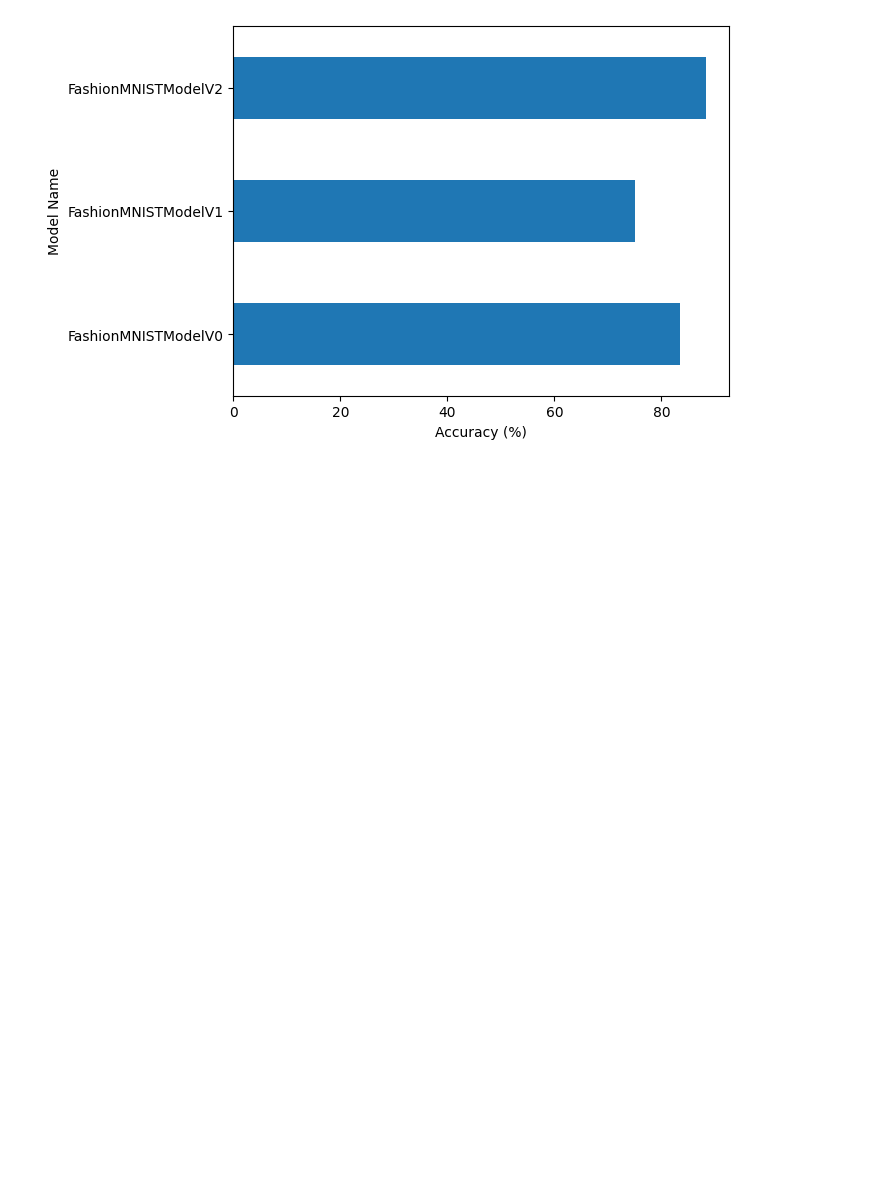
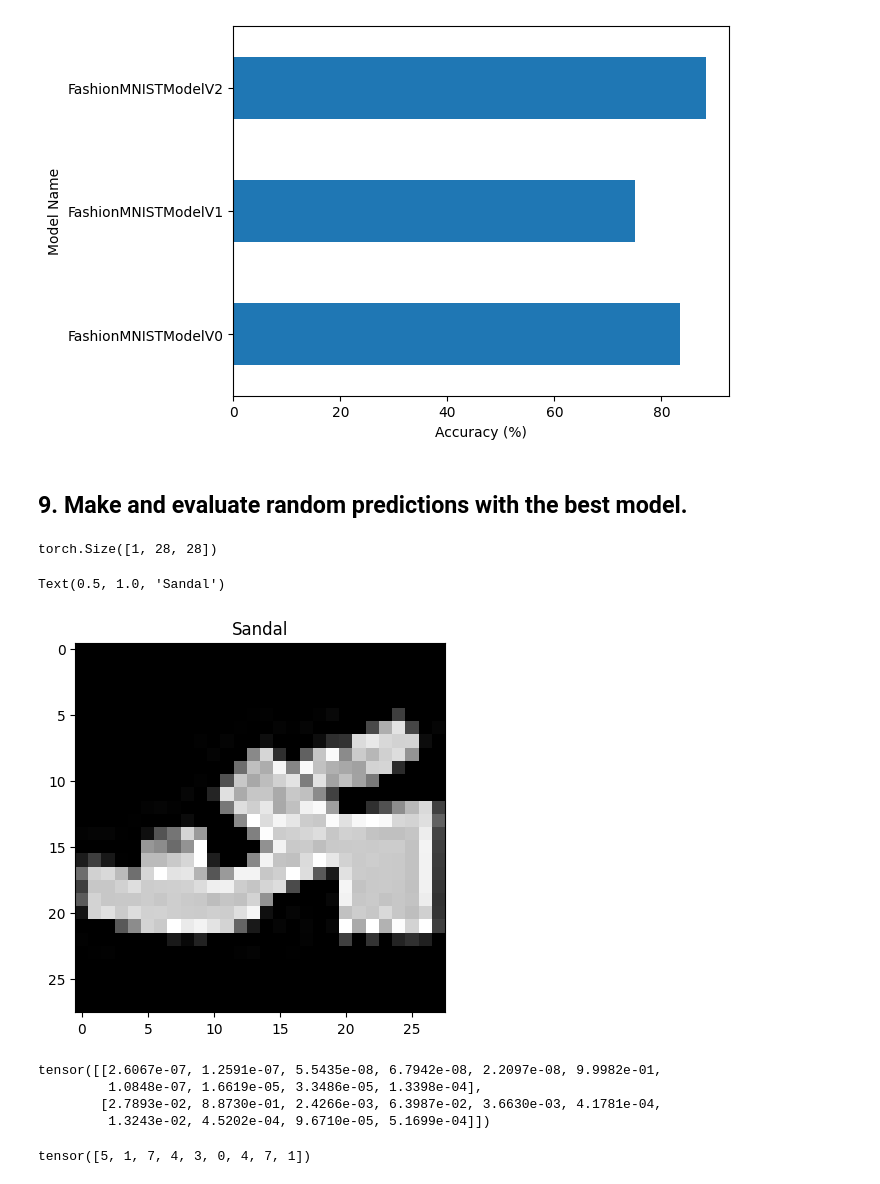
Before and after one commit to KavourEI/PyTorch_Exploration, a Jupyter notebook: 03_pytorch_computer_vision.ipynb, the cells around one changed output. Drawn from its saved outputs; the diff is of its cells as text; code cells hidden in the pictures; blank space fills up the shorter version.

Commit message:
Make Predictions on random samples

```diff
--- a/03_pytorch_computer_vision.ipynb
+++ b/03_pytorch_computer_vision.ipynb
@@ -1021,3 +1021,5 @@ plt.xlabel('Accuracy (%)')
 plt.ylabel("Model Name");
 # %% [output]
 [figure]
+# %% [markdown]
+## 9. Make and evaluate random predictions with the best model.
@@ -1023,0 +1049,40 @@ plt.ylabel("Model Name");
+# %%
+import random
+random.seed(42)
+
+test_samples = []
+test_labels = []
+
+for sample, label in random.sample(list(test_data), k =9 ):
+  test_samples.append(sample)
+  test_labels.append(label)
+
+# View the first sample shape
+test_samples[0].shape
+# %% [output]
+torch.Size([1, 28, 28])
+# %%
+plt.imshow(test_samples[0].squeeze(), cmap = 'gray')
+plt.title(class_names[test_labels[0]])
+# %% [output]
+Text(0.5, 1.0, 'Sandal')
+[figure, added]
+# %%
+# Make predictions
+
+pred_probs = make_predictions(model = model_2,
+                              data = test_samples)
+
+# View first two prediction probabilities
+pred_probs[:2]
+# %% [output]
+tensor([[2.6067e-07, 1.2591e-07, 5.5435e-08, 6.7942e-08, 2.2097e-08, 9.9982e-01,
+         1.0848e-07, 1.6619e-05, 3.3486e-05, 1.3398e-04],
+        [2.7893e-02, 8.8730e-01, 2.4266e-03, 6.3987e-02, 3.6630e-03, 4.1781e-04,
+         1.3243e-02, 4.5202e-04, 9.6710e-05, 5.1699e-04]])
+# %%
+# Convert prediction probabilities to labels
+pred_classes = pred_probs.argmax(dim=1)
+pred_classes
+# %% [output]
+tensor([5, 1, 7, 4, 3, 0, 4, 7, 1])
```
Also changed, not shown: parts of 8 cells of this notebook.
